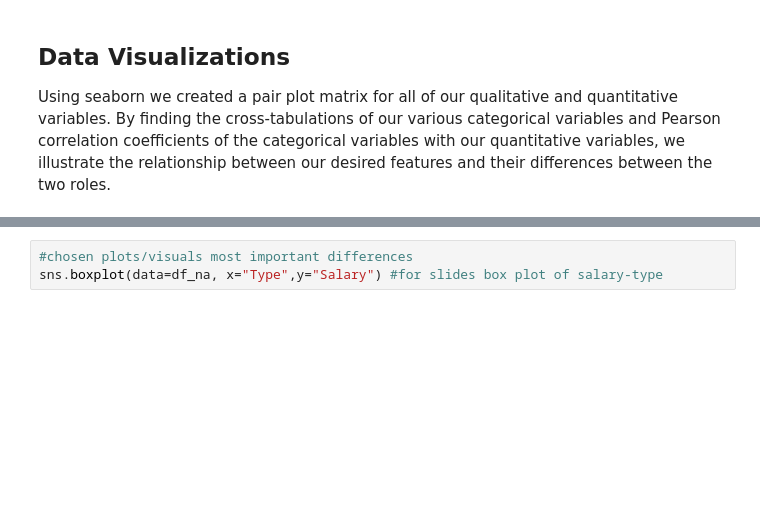
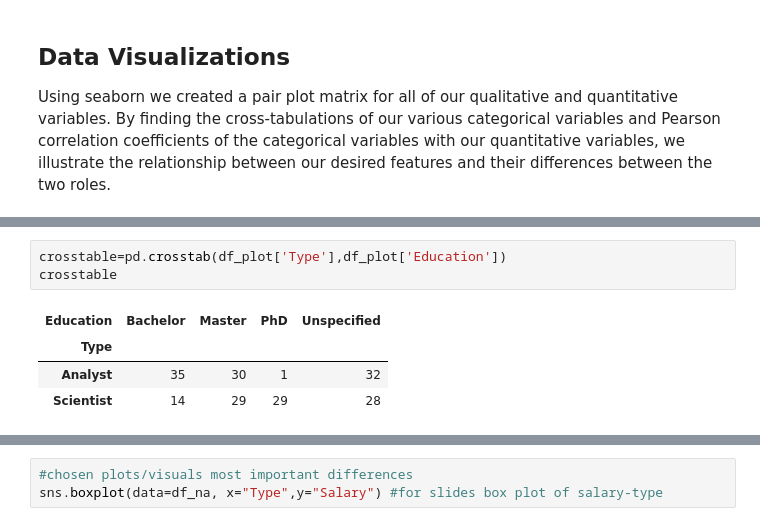
Before and after one commit to clwchanx/STA-141B, a Jupyter notebook: Data Visualizations (seaborn pairs and specific visuals) & Data Collection.ipynb, the cells around one changed output, grey strips where cells are left out. Drawn from its saved outputs; the diff is of its cells as text; blank space fills up the shorter version.

```diff
--- a/Data Visualizations (seaborn pairs and specific visuals) & Data Collection.ipynb
+++ b/Data Visualizations (seaborn pairs and specific visuals) & Data Collection.ipynb
@@ -316,0 +324,8 @@ crosstable
+# %%
+crosstable=pd.crosstab(df_plot['Type'],df_plot['Education'])
+crosstable
+# %% [output]
+| Education | Bachelor | Master | PhD | Unspecified |
+| Type |  |  |  |  |
+| Analyst | 35 | 30 | 1 | 32 |
+| Scientist | 14 | 29 | 29 | 28 |
```
Also changed, not shown: parts of 12 cells of this notebook.
